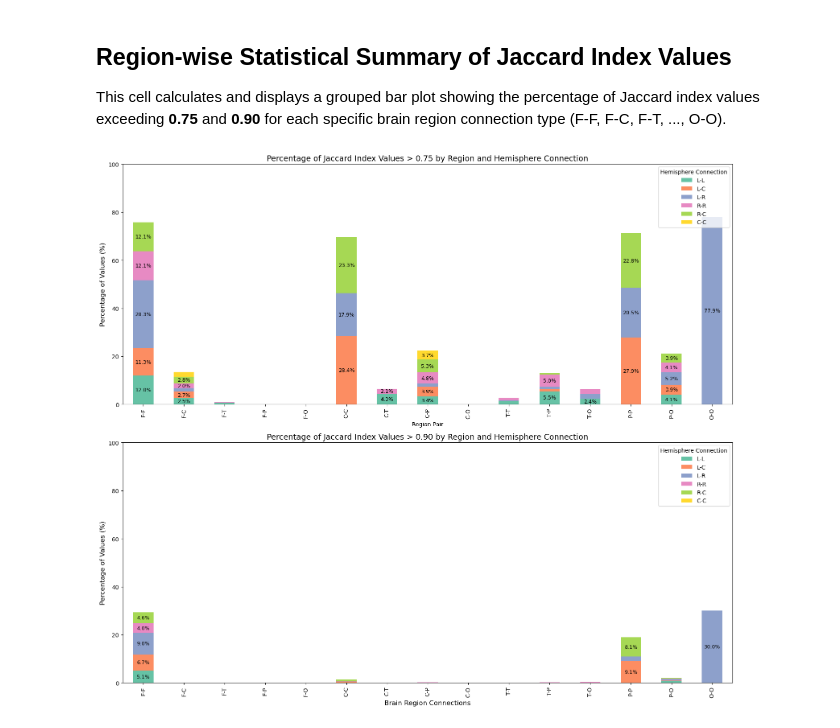
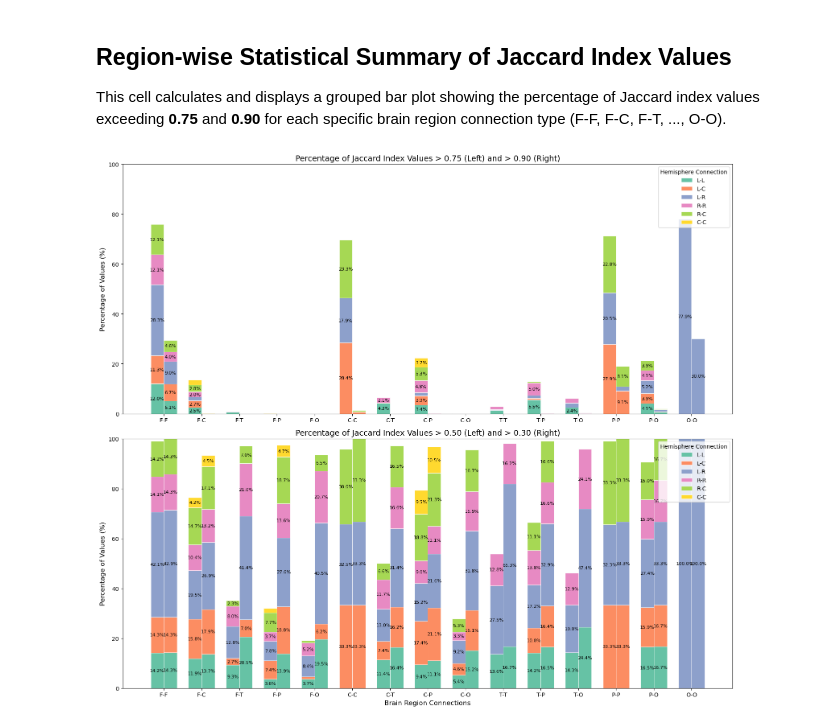
Before and after one commit to AlooKaLaddoo/HonoursM26, a Jupyter notebook: weighted/correlationJaccard.ipynb, the cells around one changed output. Drawn from its saved outputs; the diff is of its cells as text; code cells hidden in the pictures.

Commit message:
bar plots updated

```diff
--- a/weighted/correlationJaccard.ipynb
+++ b/weighted/correlationJaccard.ipynb
@@ -297,54 +297,78 @@ for cat in region_groups:
     for hemi in hemi_groups:
         # Filter those edges further by Hemisphere Pair
         hemi_indices = [idx for idx in edge_indices if get_hemi_pair(edge_labels[idx]) == hemi]
 
         if hemi_indices and total_vals_in_region > 0:
             vals = heatmap_data[:, hemi_indices].flatten()
             # Calculate proportion relative to the entire Region Pair
+            pct_30 = (np.sum(vals > 0.30) / total_vals_in_region) * 100.0
+            pct_50 = (np.sum(vals > 0.50) / total_vals_in_region) * 100.0
             pct_75 = (np.sum(vals > 0.75) / total_vals_in_region) * 100.0
             pct_90 = (np.sum(vals > 0.90) / total_vals_in_region) * 100.0
         else:
-            pct_75, pct_90 = 0.0, 0.0
+            pct_30, pct_50, pct_75, pct_90 = 0.0, 0.0, 0.0, 0.0
 
+        stats_data.append({'Region Pair': cat, 'Threshold': '> 0.30', 'Hemi': hemi, 'Percentage': pct_30})
+        stats_data.append({'Region Pair': cat, 'Threshold': '> 0.50', 'Hemi': hemi, 'Percentage': pct_50})
         stats_data.append({'Region Pair': cat, 'Threshold': '> 0.75', 'Hemi': hemi, 'Percentage': pct_75})
         stats_data.append({'Region Pair': cat, 'Threshold': '> 0.90', 'Hemi': hemi, 'Percentage': pct_90})
 
 df_stats = pd.DataFrame(stats_data)
 
 # --- 4. Plot the Stacked Bar Charts ---
 fig, (ax1, ax2) = plt.subplots(2, 1, figsize=(16, 14))
 
 # Pick 6 distinct colors for the 6 hemisphere regions
 colors = sns.color_palette("Set2", 6)
+color_map = dict(zip(hemi_groups, colors))
 
-# --- Plot 1: > 0.75 Threshold ---
-df_75 = df_stats[df_stats['Threshold'] == '> 0.75'].pivot(index='Region Pair', columns='Hemi', values='Percentage')
-df_75 = df_75.reindex(index=region_groups, columns=hemi_groups) # enforce ordering
-df_75.plot(kind='bar', stacked=True, ax=ax1, color=colors)
+x = np.arange(len(region_groups))
+width = 0.35
 
-ax1.set_title('Percentage of Jaccard Index Values > 0.75 by Region and Hemisphere Connection', fontsize=14)
-ax1.set_ylabel('Percentage of Values (%)', fontsize=12)
-ax1.set_ylim(0, 100)
-ax1.legend(title='Hemisphere Connection', loc='upper right')
+def plot_grouped_stacked(ax, thresh1, thresh2, title):
+    # thresh1
+    df1 = df_stats[df_stats['Threshold'] == thresh1].pivot(index='Region Pair', columns='Hemi', values='Percentage')
+    df1 = df1.reindex(index=region_groups, columns=hemi_groups).fillna(0)
 
-# --- Plot 2: > 0.90 Threshold ---
-df_90 = df_stats[df_stats['Threshold'] == '> 0.90'].pivot(index='Region Pair', columns='Hemi', values='Percentage')
-df_90 = df_90.reindex(index=region_groups, columns=hemi_groups)
-df_90.plot(kind='bar', stacked=True, ax=ax2, color=colors)
+    # thresh2
+    df2 = df_stats[df_stats['Threshold'] == thresh2].pivot(index='Region Pair', columns='Hemi', values='Percentage')
+    df2 = df2.reindex(index=region_groups, columns=hemi_groups).fillna(0)
 
-ax2.set_title('Percentage of Jaccard Index Values > 0.90 by Region and Hemisphere Connection', fontsize=14)
+    bottom1 = np.zeros(len(region_groups))
+    bottom2 = np.zeros(len(region_groups))
+
+    for hemi in hemi_groups:
+        vals1 = df1[hemi].values
+        vals2 = df2[hemi].values
+
+        # Plot thresh1 on left
+        bars1 = ax.bar(x - width/2, vals1, width, bottom=bottom1, label=hemi, color=color_map[hemi], edgecolor='white', linewidth=0.5)
+        # Plot thresh2 on right (no label to avoid legend duplicates)
+        bars2 = ax.bar(x + width/2, vals2, width, bottom=bottom2, color=color_map[hemi], edgecolor='white', linewidth=0.5)
+
+        # Add labels
+        ax.bar_label(bars1, labels=[f'{v:.1f}%' if v > 2 else '' for v in vals1], label_type='center', fontsize=8)
+        ax.bar_label(bars2, labels=[f'{v:.1f}%' if v > 2 else '' for v in vals2], label_type='center', fontsize=8)
+
+        bottom1 += vals1
+        bottom2 += vals2
+
+    ax.set_xticks(x)
+    ax.set_xticklabels(region_groups)
+    ax.set_title(title, fontsize=14)
+    ax.set_ylabel('Percentage of Values (%)', fontsize=12)
+    ax.set_ylim(0, 100)
+    ax.legend(title='Hemisphere Connection', loc='upper right')
+
+# --- Plot 1: > 0.75 and > 0.90 ---
+plot_grouped_stacked(ax1, '> 0.75', '> 0.90', 'Percentage of Jaccard Index Values > 0.75 (Left) and > 0.90 (Right)')
+
+# --- Plot 2: > 0.50 and > 0.30 ---
+plot_grouped_stacked(ax2, '> 0.50', '> 0.30', 'Percentage of Jaccard Index Values > 0.50 (Left) and > 0.30 (Right)')
+
 ax2.set_xlabel('Brain Region Connections', fontsize=12)
-ax2.set_ylabel('Percentage of Values (%)', fontsize=12)
-ax2.set_ylim(0, 100)
-ax2.legend(title='Hemisphere Connection', loc='upper right')
-
-# Add percentage text labels directly on the stacked bar sections
-for ax in [ax1, ax2]:
-    for c in ax.containers:
-        # Only annotate sections that are large enough to fit text (e.g., > 2%)
-        ax.bar_label(c, fmt=lambda x: f'{x:.1f}%' if x > 2 else '', label_type='center', fontsize=9)
 
 plt.tight_layout()
 plt.show()
 # %% [output]
-[figure, old version]
+[figure, new version]
```
Also changed, not shown: 14 other files.
